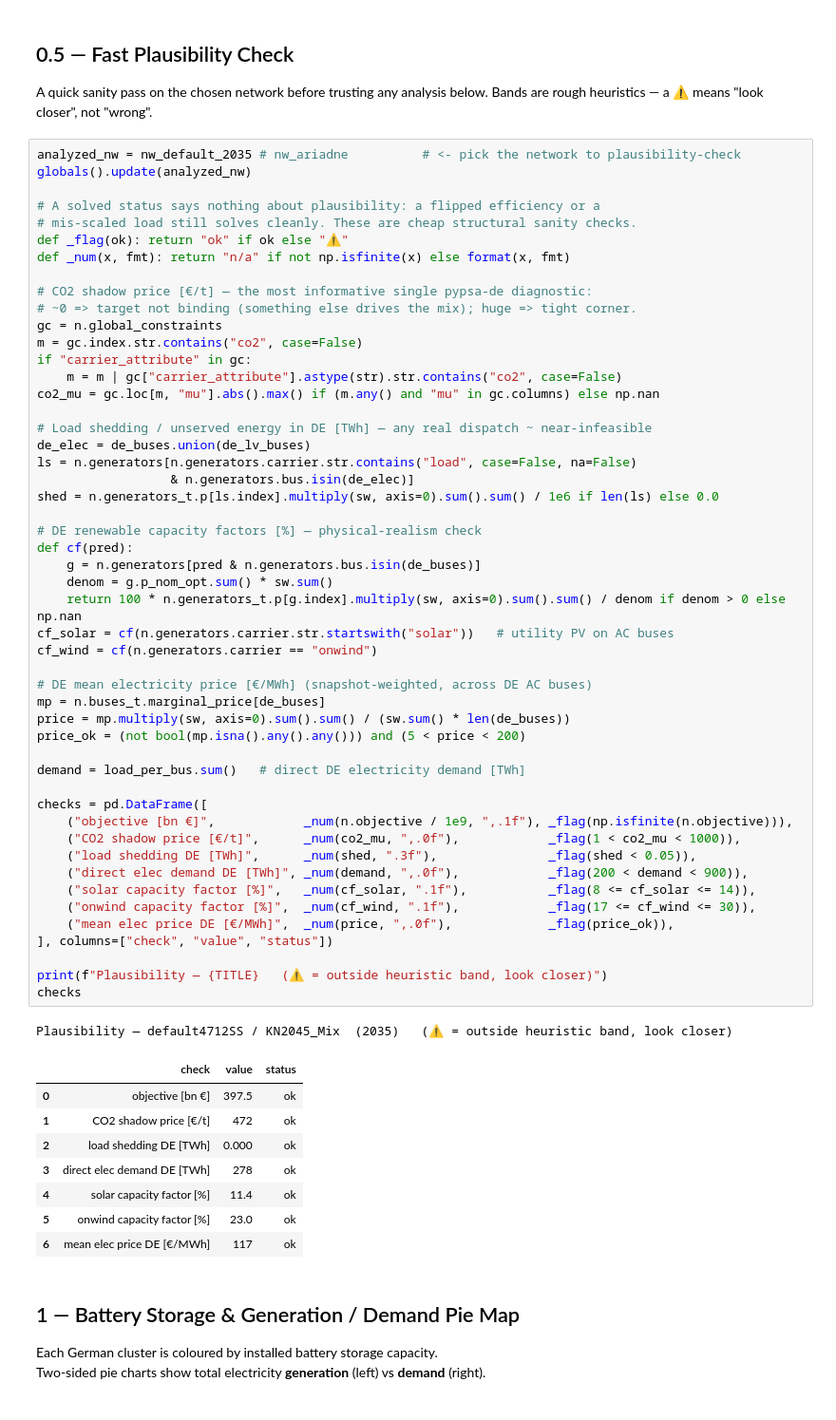
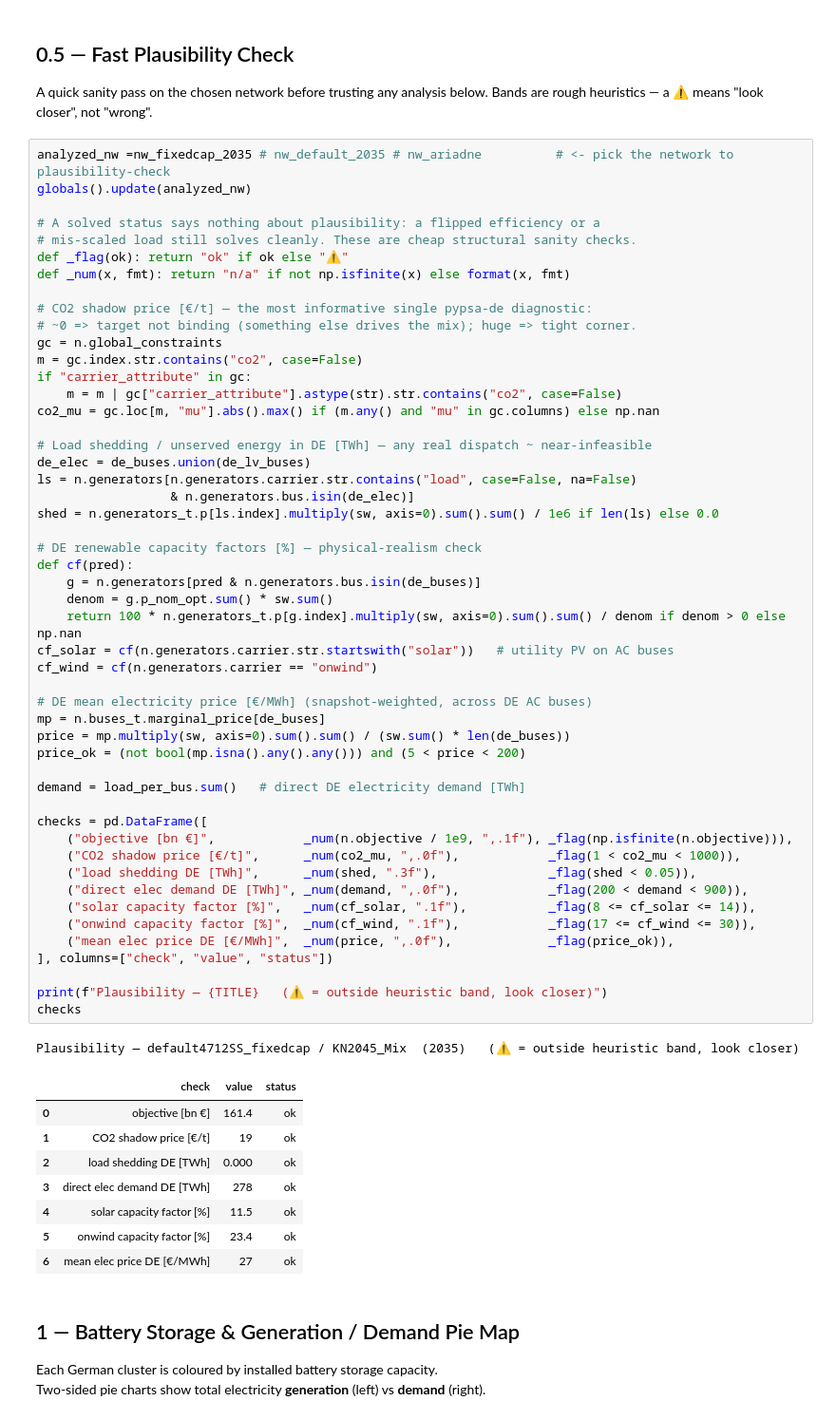
Before and after one commit to FiBe-ie2s/pypsa-de, a Jupyter notebook: thesis/analysis.ipynb, the cells around one changed output. Shown at 95% size. Saved outputs shown, nothing was run; the diff lists cells and outputs as text.

```diff
--- a/thesis/analysis.ipynb
+++ b/thesis/analysis.ipynb
@@ -147,7 +155,7 @@ loaded  ariadne_technologiemix  (2035)  —  1294 buses, 30 DE AC buses, 2920 sn
 A quick sanity pass on the chosen network before trusting any analysis below.
 Bands are rough heuristics — a ⚠ means "look closer", not "wrong".
 # %%
-analyzed_nw = nw_default_2035 # nw_ariadne          # <- pick the network to plausibility-check
+analyzed_nw =nw_fixedcap_2035 # nw_default_2035 # nw_ariadne          # <- pick the network to plausibility-check
 globals().update(analyzed_nw)
 
 # A solved status says nothing about plausibility: a flipped efficiency or a
@@ -171,41 +179,41 @@ shed = n.generators_t.p[ls.index].multiply(sw, axis=0).sum().sum() / 1e6 if len(
 
 # DE renewable capacity factors [%] — physical-realism check
 def cf(pred):
     g = n.generators[pred & n.generators.bus.isin(de_buses)]
     denom = g.p_nom_opt.sum() * sw.sum()
     return 100 * n.generators_t.p[g.index].multiply(sw, axis=0).sum().sum() / denom if denom > 0 else np.nan
 cf_solar = cf(n.generators.carrier.str.startswith("solar"))   # utility PV on AC buses
 cf_wind = cf(n.generators.carrier == "onwind")
 
 # DE mean electricity price [€/MWh] (snapshot-weighted, across DE AC buses)
 mp = n.buses_t.marginal_price[de_buses]
 price = mp.multiply(sw, axis=0).sum().sum() / (sw.sum() * len(de_buses))
 price_ok = (not bool(mp.isna().any().any())) and (5 < price < 200)
 
 demand = load_per_bus.sum()   # direct DE electricity demand [TWh]
 
 checks = pd.DataFrame([
     ("objective [bn €]",            _num(n.objective / 1e9, ",.1f"), _flag(np.isfinite(n.objective))),
     ("CO2 shadow price [€/t]",      _num(co2_mu, ",.0f"),            _flag(1 < co2_mu < 1000)),
     ("load shedding DE [TWh]",      _num(shed, ".3f"),               _flag(shed < 0.05)),
     ("direct elec demand DE [TWh]", _num(demand, ",.0f"),            _flag(200 < demand < 900)),
     ("solar capacity factor [%]",   _num(cf_solar, ".1f"),           _flag(8 <= cf_solar <= 14)),
     ("onwind capacity factor [%]",  _num(cf_wind, ".1f"),            _flag(17 <= cf_wind <= 30)),
     ("mean elec price DE [€/MWh]",  _num(price, ",.0f"),             _flag(price_ok)),
 ], columns=["check", "value", "status"])
 
 print(f"Plausibility — {TITLE}   (⚠ = outside heuristic band, look closer)")
 checks
 # %% [output]
-Plausibility — default4712SS / KN2045_Mix  (2035)   (⚠ = outside heuristic band, look closer)
+Plausibility — default4712SS_fixedcap / KN2045_Mix  (2035)   (⚠ = outside heuristic band, look closer)
 |  | check | value | status |
-| 0 | objective [bn €] | 397.5 | ok |
-| 1 | CO2 shadow price [€/t] | 472 | ok |
+| 0 | objective [bn €] | 161.4 | ok |
+| 1 | CO2 shadow price [€/t] | 19 | ok |
 | 2 | load shedding DE [TWh] | 0.000 | ok |
 | 3 | direct elec demand DE [TWh] | 278 | ok |
-| 4 | solar capacity factor [%] | 11.4 | ok |
-| 5 | onwind capacity factor [%] | 23.0 | ok |
-| 6 | mean elec price DE [€/MWh] | 117 | ok |
+| 4 | solar capacity factor [%] | 11.5 | ok |
+| 5 | onwind capacity factor [%] | 23.4 | ok |
+| 6 | mean elec price DE [€/MWh] | 27 | ok |
 # %% [markdown]
 ## 1 — Battery Storage & Generation / Demand Pie Map
 Each German cluster is coloured by installed battery storage capacity.
```
Also changed, not shown: parts of 5 cells of this notebook, 2 other files.
